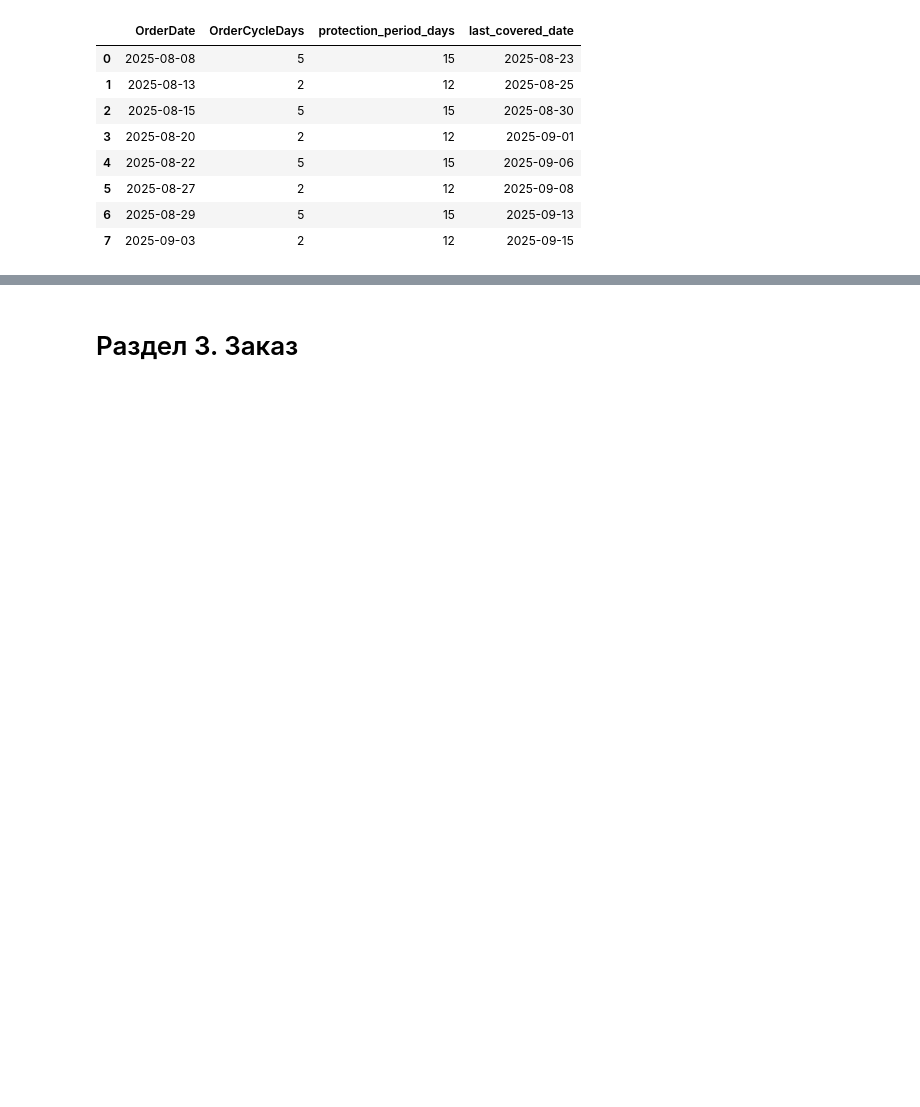
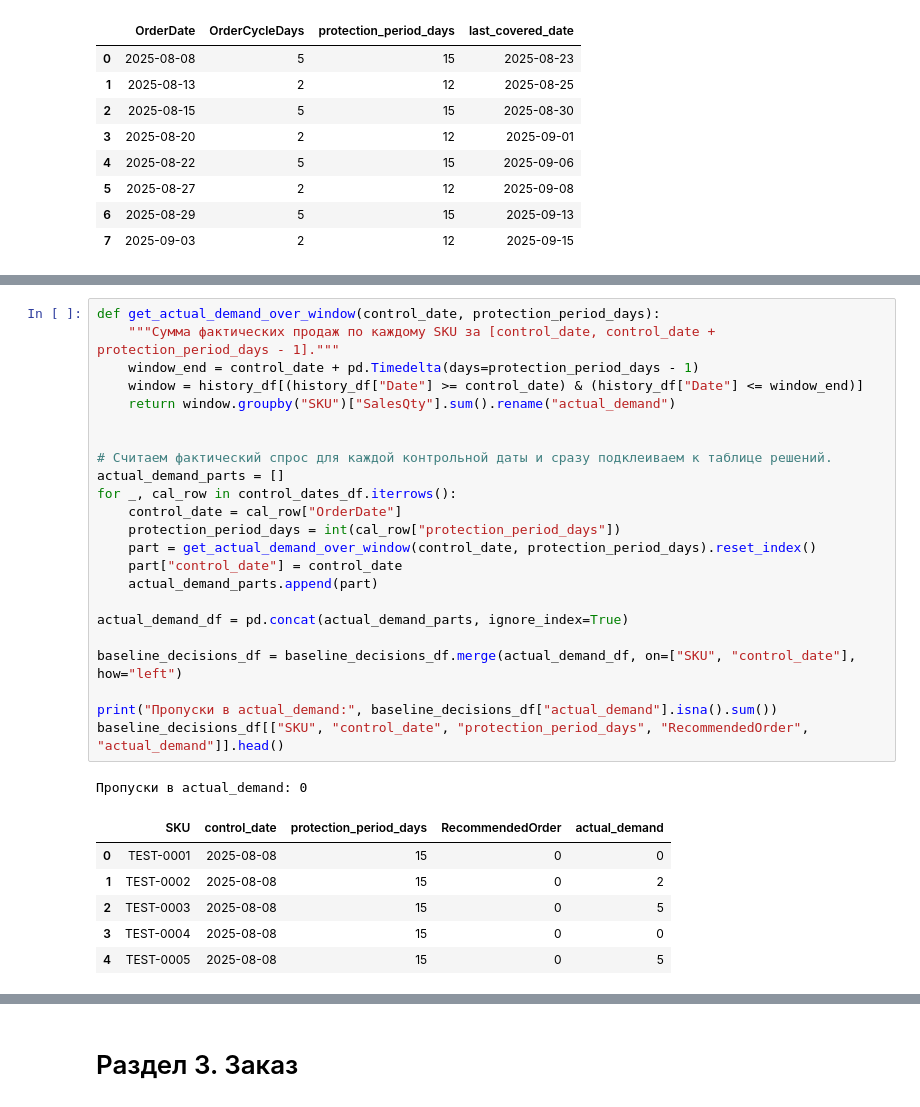
Before and after one commit to Viktor-VK/reorder-model, a Jupyter notebook: notebooks/reorder_model.ipynb, the cells around one changed output, grey strips where cells are left out. Drawn from its saved outputs; the diff is of its cells as text; blank space fills up the shorter version.

```diff
--- a/notebooks/reorder_model.ipynb
+++ b/notebooks/reorder_model.ipynb
@@ -478,0 +604,31 @@ control_dates_df[["OrderDate", "OrderCycleDays", "protection_period_days", "last
+# %%
+def get_actual_demand_over_window(control_date, protection_period_days):
+    """Сумма фактических продаж по каждому SKU за [control_date, control_date + protection_period_days - 1]."""
+    window_end = control_date + pd.Timedelta(days=protection_period_days - 1)
+    window = history_df[(history_df["Date"] >= control_date) & (history_df["Date"] <= window_end)]
+    return window.groupby("SKU")["SalesQty"].sum().rename("actual_demand")
+
+
+# Считаем фактический спрос для каждой контрольной даты и сразу подклеиваем к таблице решений.
+actual_demand_parts = []
+for _, cal_row in control_dates_df.iterrows():
+    control_date = cal_row["OrderDate"]
+    protection_period_days = int(cal_row["protection_period_days"])
+    part = get_actual_demand_over_window(control_date, protection_period_days).reset_index()
+    part["control_date"] = control_date
+    actual_demand_parts.append(part)
+
+actual_demand_df = pd.concat(actual_demand_parts, ignore_index=True)
+
+baseline_decisions_df = baseline_decisions_df.merge(actual_demand_df, on=["SKU", "control_date"], how="left")
+
+print("Пропуски в actual_demand:", baseline_decisions_df["actual_demand"].isna().sum())
+baseline_decisions_df[["SKU", "control_date", "protection_period_days", "RecommendedOrder", "actual_demand"]].head()
+# %% [output]
+Пропуски в actual_demand: 0
+|  | SKU | control_date | protection_period_days | RecommendedOrder | actual_demand |
+| 0 | TEST-0001 | 2025-08-08 | 15 | 0 | 0 |
+| 1 | TEST-0002 | 2025-08-08 | 15 | 0 | 2 |
+| 2 | TEST-0003 | 2025-08-08 | 15 | 0 | 5 |
+| 3 | TEST-0004 | 2025-08-08 | 15 | 0 | 0 |
+| 4 | TEST-0005 | 2025-08-08 | 15 | 0 | 5 |
```
Also changed, not shown: parts of 17 cells of this notebook.
